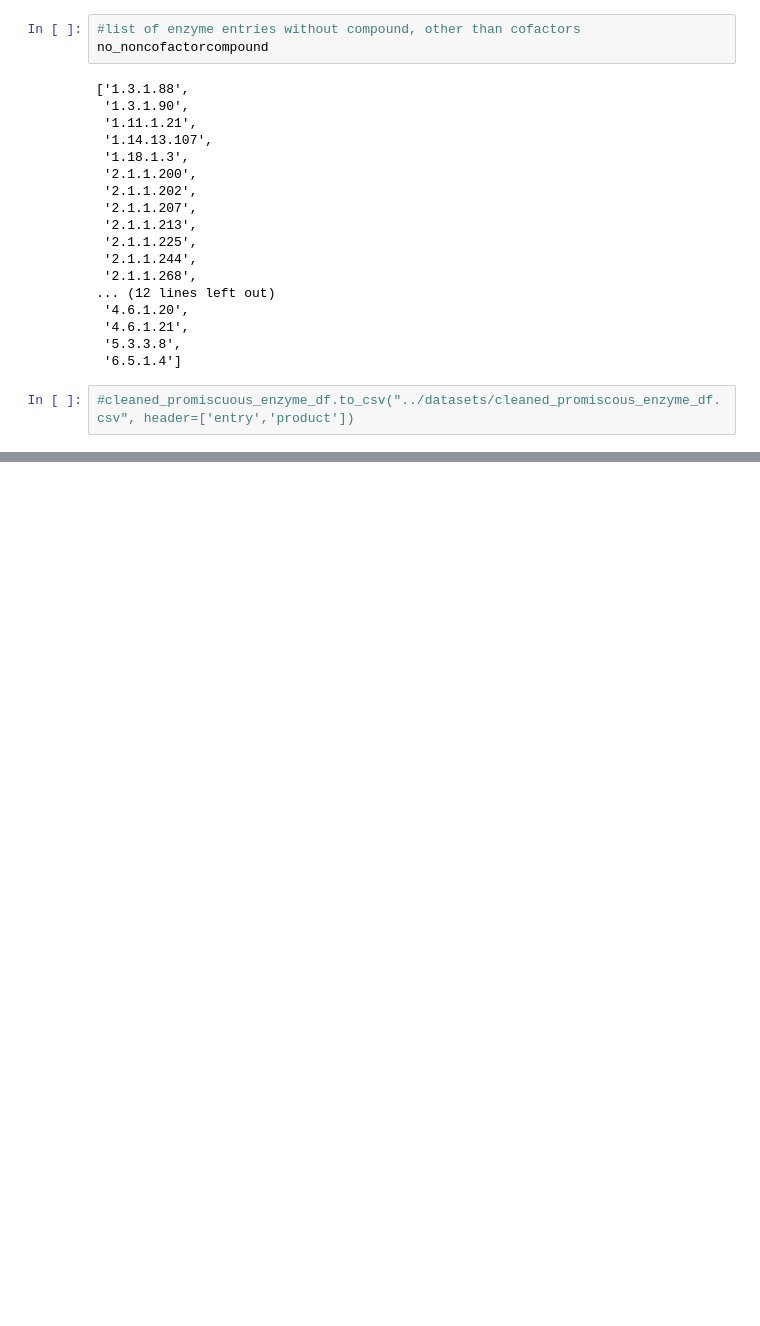
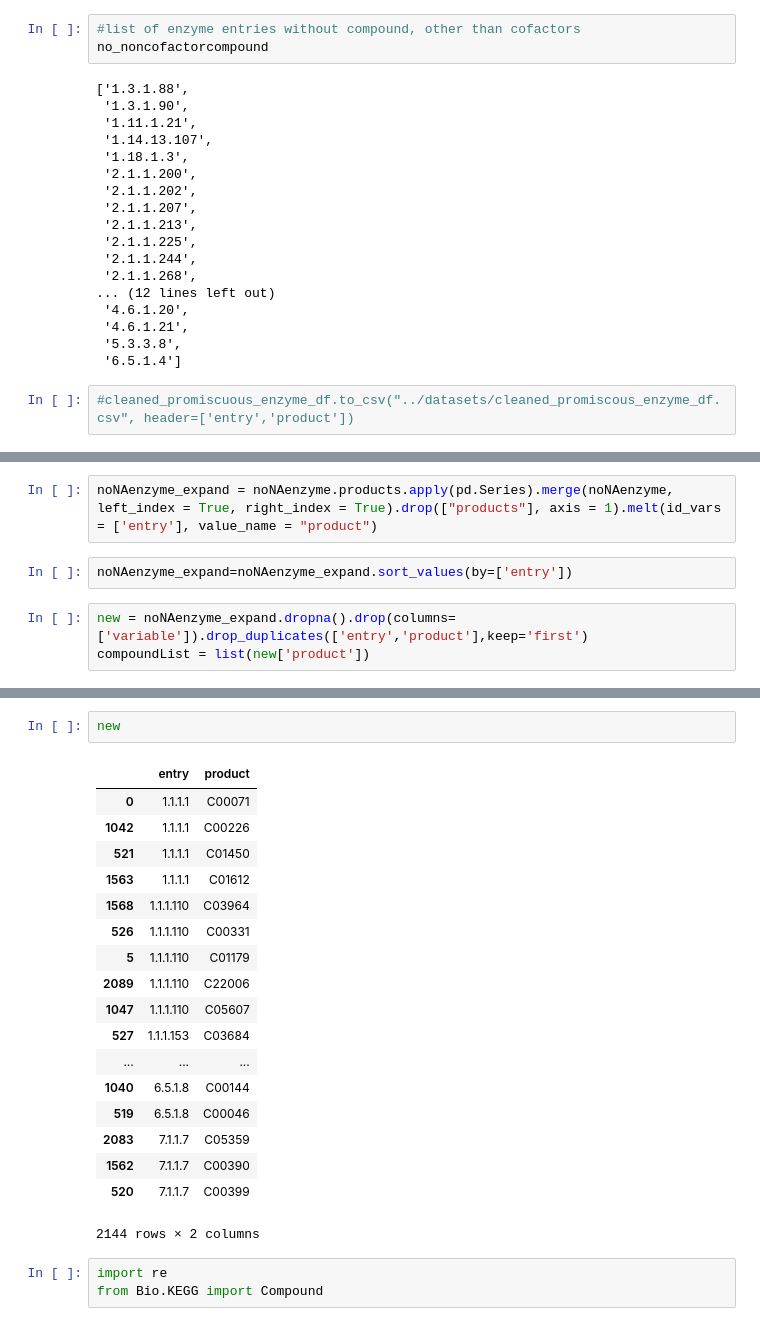
Before and after one commit to theicechol/metamoles, a Jupyter notebook: notebooks/KEGG_datacleaning.ipynb, the cells around one changed output, grey strips where cells are left out. Drawn from its saved outputs; the diff is of its cells as text; blank space fills up the shorter version.

```diff
--- a/notebooks/KEGG_datacleaning.ipynb
+++ b/notebooks/KEGG_datacleaning.ipynb
@@ -282,0 +289,7 @@ no_noncofactorcompound
+# %%
+noNAenzyme_expand = noNAenzyme.products.apply(pd.Series).merge(noNAenzyme, left_index = True, right_index = True).drop(["products"], axis = 1).melt(id_vars = ['entry'], value_name = "product")
+# %%
+noNAenzyme_expand=noNAenzyme_expand.sort_values(by=['entry'])
+# %%
+new = noNAenzyme_expand.dropna().drop(columns=['variable']).drop_duplicates(['entry','product'],keep='first')
+compoundList = list(new['product'])
@@ -282,0 +316,24 @@ no_noncofactorcompound
+# %%
+new
+# %% [output]
+|  | entry | product |
+| 0 | 1.1.1.1 | C00071 |
+| 1042 | 1.1.1.1 | C00226 |
+| 521 | 1.1.1.1 | C01450 |
+| 1563 | 1.1.1.1 | C01612 |
+| 1568 | 1.1.1.110 | C03964 |
+| 526 | 1.1.1.110 | C00331 |
+| 5 | 1.1.1.110 | C01179 |
+| 2089 | 1.1.1.110 | C22006 |
+| 1047 | 1.1.1.110 | C05607 |
+| 527 | 1.1.1.153 | C03684 |
+| ... | ... | ... |
+| 1040 | 6.5.1.8 | C00144 |
+| 519 | 6.5.1.8 | C00046 |
+| 2083 | 7.1.1.7 | C05359 |
+| 1562 | 7.1.1.7 | C00390 |
+| 520 | 7.1.1.7 | C00399 |
+2144 rows × 2 columns
+# %%
+import re
+from Bio.KEGG import Compound
```
Also changed, not shown: parts of 7 cells of this notebook.
